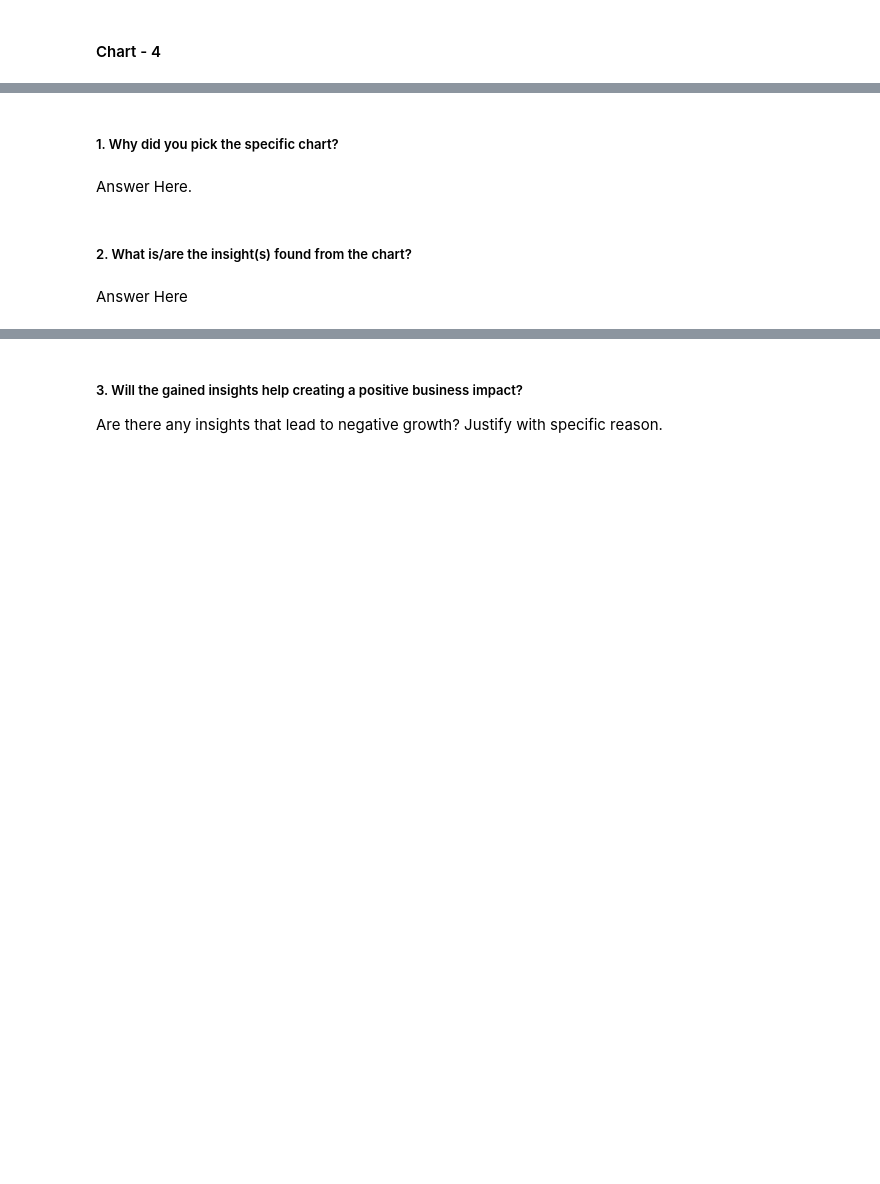
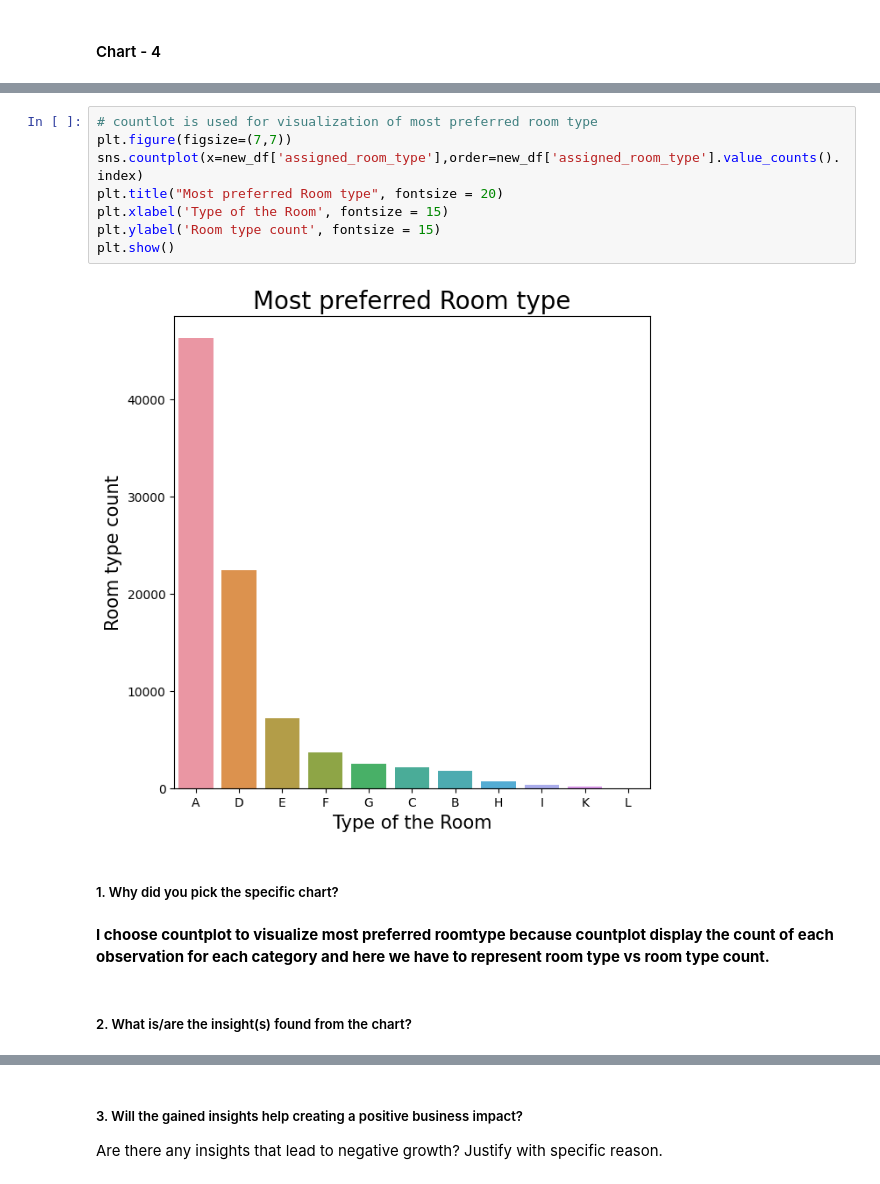
Before and after one commit to ShubhamAGWL/ShubhAG, a Jupyter notebook: Capstone_project_Hotel_Booking_Analysis.ipynb, the cells around one changed output, grey strips where cells are left out. Drawn from its saved outputs; the diff is of its cells as text; blank space fills up the shorter version.

```diff
--- a/Capstone_project_Hotel_Booking_Analysis.ipynb
+++ b/Capstone_project_Hotel_Booking_Analysis.ipynb
@@ -480,8 +498,16 @@ Are there any insights that lead to negative growth? Justify with specific reaso
+# %%
+# countlot is used for visualization of most preferred room type
+plt.figure(figsize=(7,7))
+sns.countplot(x=new_df['assigned_room_type'],order=new_df['assigned_room_type'].value_counts().index)
+plt.title("Most preferred Room type", fontsize = 20)
+plt.xlabel('Type of the Room', fontsize = 15)
+plt.ylabel('Room type count', fontsize = 15)
+plt.show()
+# %% [output]
+[figure, added]
 # %% [markdown]
 ##### 1. Why did you pick the specific chart?
-# %% [markdown]
-Answer Here.
+# %% [markdown]
+**I choose countplot to visualize most preferred roomtype because countplot display the count of each observation for each category and here we have to represent room type vs room type count.**
 # %% [markdown]
 ##### 2. What is/are the insight(s) found from the chart?
-# %% [markdown]
-Answer Here
```
Also changed, not shown: parts of 34 cells of this notebook.
